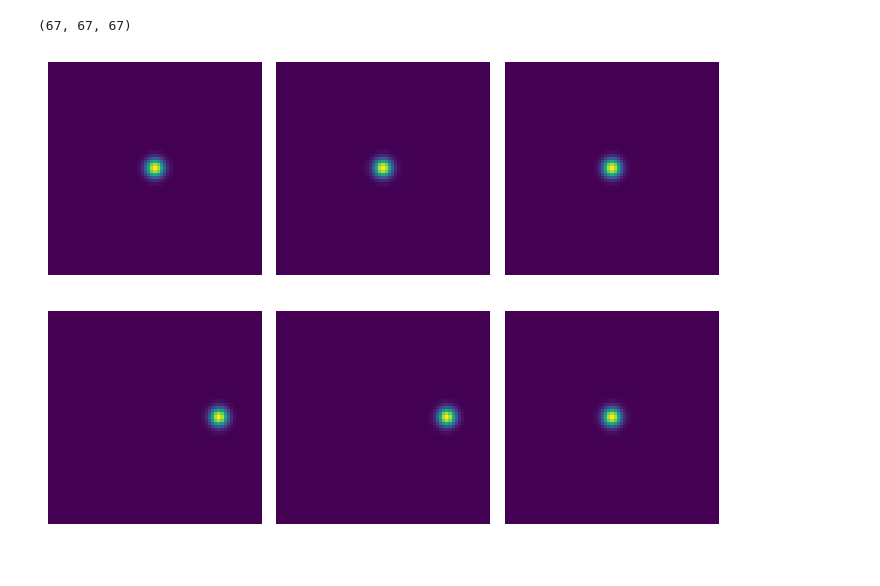
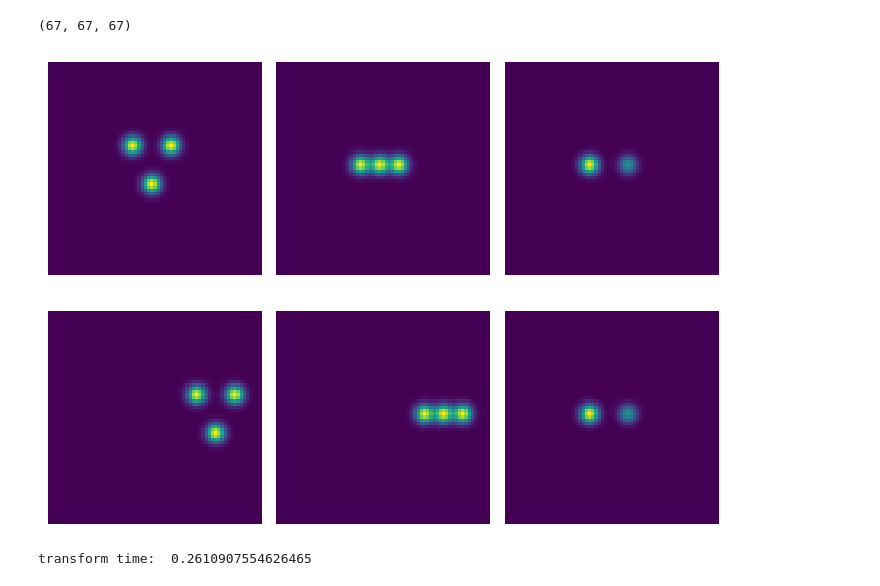
Before and after one commit to EricVerbeke/fast_volume_alignment_ot, a Jupyter notebook: Shift_test.ipynb, the cells around one changed output. Cells and saved outputs as stored; diff of their text form; code cells hidden in the pictures.

```diff
--- a/Shift_test.ipynb
+++ b/Shift_test.ipynb
@@ -19,20 +15,20 @@ def translate(array, tz, ty, tx):
 # %%
 ### generate initial volume
 L = 37
 sigma = 2
-# f = utils.generate_3d_triangle_gaussian_shape(L, sigma)
-f = utils.generate_centered_gaussian(L=L, d=3, sigma=sigma)
+f = utils.generate_3d_triangle_gaussian_shape(L, sigma)
+# f = utils.generate_centered_gaussian(L=L, d=3, sigma=sigma)
 
 ### zero pad to allow for shifting
 w = 15
 f = np.pad(f, pad_width=((w, w), (w, w), (w, w)))
 print(f.shape)
 
 plots.orthogonal_2D_projection_plot(f)
 
-f_shift = translate(f, 0, 0, 20)
+f_shift = utils.translate(f, 0, 0, 20)
 plots.orthogonal_2D_projection_plot(f_shift)
 # %% [output]
 (67, 67, 67)
-[figure, old version]
+[figure, new version]
-[figure, old version]
+[figure, new version]
@@ -43,17 +46,24 @@ shifts = np.arange(n_shifts+1)
 dists_l2 = np.zeros(n_shifts+1)
 dists_sw = np.zeros(n_shifts+1)
 
-U = transforms.compute_projection_tensor_from_voxel_array(f)
+t = time.time()
+F = transforms.compute_projection_tensor_from_voxel_array(f)
+F_cdf = transforms.pdf_tensor_to_cdf_tensor(F)
+U = transforms.cdf_tensor_to_icdf_tensor(F_cdf)
+print('transform time: ', time.time() - t)
 
 for idx, s in enumerate(shifts):
 
-    f_shift = translate(f, 0, 0, s)
+    f_shift = utils.translate(f, 0, 0, s)
 
-    V = transforms.compute_projection_tensor_from_voxel_array(f_shift)
+    G = transforms.compute_projection_tensor_from_voxel_array(f_shift)
+    G_cdf = transforms.pdf_tensor_to_cdf_tensor(G)
+    V = transforms.cdf_tensor_to_icdf_tensor(G_cdf)
 
-    d_sw = np.mean((U - V)**2, axis=1)
-    d_sw = np.mean(d_sw, axis=0)
-    d_sw = np.mean(d_sw)
+    ### EV: I think I'm missing some normalizing constants here ???
+    d_sw = np.mean((U - V)**2)
     dists_sw[idx] = d_sw
 
     dists_l2[idx] = np.linalg.norm(f - f_shift)**2
+# %% [output]
+transform time:  0.2610907554626465
```
Also changed, not shown: parts of 6 cells of this notebook, 7 other files.
